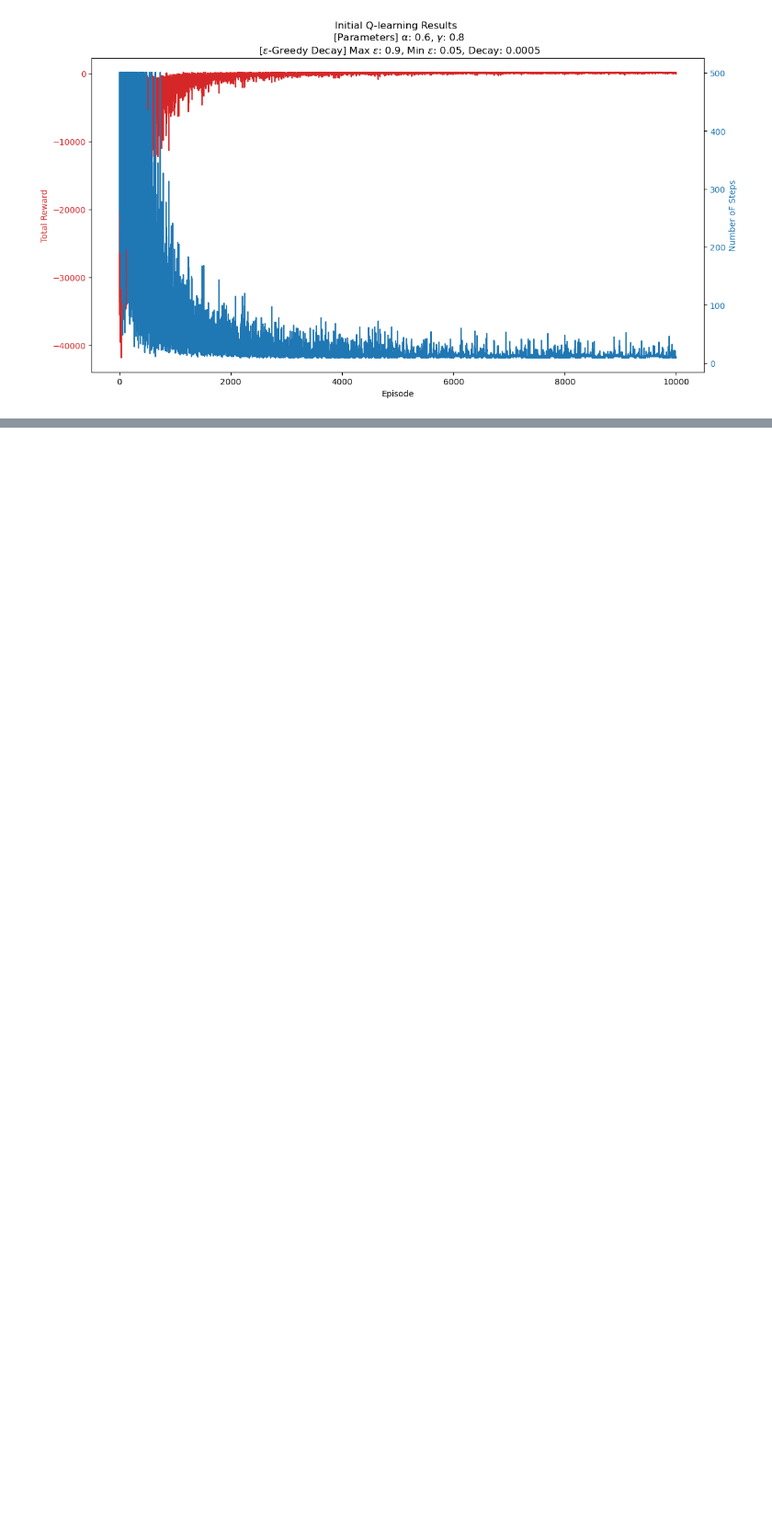
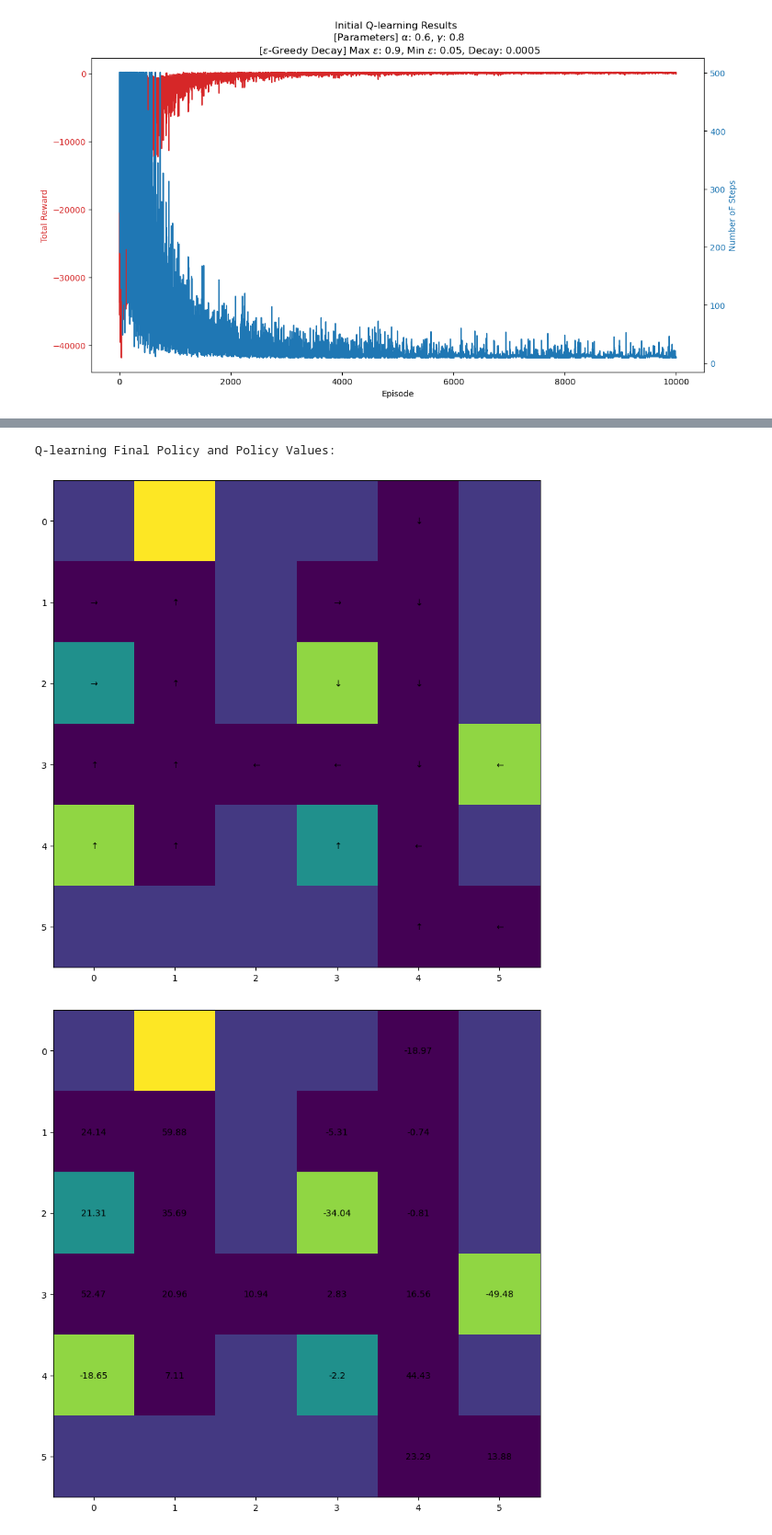
Before and after one commit to yasirbarlas/tabular-deep-reinforcement-learning, a Jupyter notebook: basic-tasks/basic-tasks.ipynb, the cells around one changed output, grey strips where cells are left out. Shown at 92% size. Cells and saved outputs as stored; diff of their text form; code cells hidden in the pictures; blank space fills up the shorter version.

```diff
--- a/basic-tasks/basic-tasks.ipynb
+++ b/basic-tasks/basic-tasks.ipynb
@@ -439,7 +506,7 @@ Transition Matrix:
 class Q_Learner(object):
     """
     Class for the Q-learning algorithm. It requires an environment to run, such as our Gridworld (robot vacuum cleaner) environment.
-    It allows for the epsilon-greedy policy to be used, a standard greedy policy, an agent to be trained on the environment through Q-learning,
+    It allows for the epsilon-greedy policy to be used, a standard greedy policy, the upper confidence bound policy, an agent to be trained on the environment through Q-learning,
     and for the agent to be evaluated after training (running the final trained Q-table on many episodes, and taking the mean and standard deviation
     of the final reward in each episode).
     """
@@ -454,8 +521,10 @@ class Q_Learner(object):
         # Get single random number (could use random.uniform(0, 1))
         random_int = np.random.rand(1)[0]
 
+        # Return the optimal action if random number is greater than or equal to epsilon
         if random_int >= epsilon:
             return optimal_action
+        # Return a random action, not the optimal action, if random number is less than epsilon
         else:
             other_actions = [a for a in actions if a != optimal_action]
             return np.random.choice(other_actions)
@@ -463,6 +532,7 @@ class Q_Learner(object):
     # Simple Greedy Policy
     def get_greedy_policy(self, env, Q_table, policy):
         states = env.get_state_size()
+        # Find the optimal action in each state
         for s in range(states):
             optimal_action = np.argmax(Q_table[s, :])
             policy[s, optimal_action] = 1
@@ -474,22 +544,27 @@ class Q_Learner(object):
         action_size = env.get_action_size()
         actions = [action for action in range(action_size)]
 
+        # Get Upper Confidence Bound
         ucb_values = Q_table[s, :] + const * np.sqrt(np.log(t + 1) / (np.sum(Q_table[s, :] > 0) + 1e-6))
         return np.argmax(ucb_values)
 
     # Train the agent
     def train(self, env, Q_table, total_episodes = 10000, min_epsilon = 0.15, max_epsilon = 0.9, decay_rate = 0.0005, gamma = 0.8, alpha = 0.6, const = 1, policy = "epsilon-greedy"):
+        # Define lists for logging statistics
         episode_rewards = []
         time_stamps = []
         final_values = [np.zeros(env.get_state_size())]
         for episode in range(total_episodes):
-            # Epsilon Decay
+            # Epsilon Decay (if epsilon is used in the policy)
             epsilon = min_epsilon + (max_epsilon - min_epsilon) * np.exp(- decay_rate * episode)
             rewards = 0
             V = final_values[-1].copy()
+            # Reset the environment
             t, s_t, reward_, done_ = env.reset()
 
+            # Repeat until the episode ends or time runs out
             while not done_:
+                # Choose between the Upper Confidence Bound policy or Epsilon-Greedy policy
                 if policy == "ucb":
                     a_t = self.upper_confidence_bound(env, Q_table, s_t, t, const)
                 elif policy == "epsilon-greedy":
@@ -497,16 +572,20 @@ class Q_Learner(object):
 
                 t, s_t_1, r_t_1, done_ = env.step(a_t)
 
+                # Update the Q-matrix using the update rule
                 Q_table[s_t, a_t] += alpha * (r_t_1 + gamma * max(Q_table[s_t_1, :]) - Q_table[s_t, a_t])
                 V[s_t] += alpha * (r_t_1 + gamma * V[s_t_1] - V[s_t])
 
+                # Update reward and new state
                 rewards += r_t_1
                 s_t = s_t_1
 
+            # Append statistics to their relevant lists
             episode_rewards.append(rewards)
             time_stamps.append(t)
             final_values.append(V)
 
+        # Gather the final greedy policy
         final_policy = np.zeros((env.get_state_size(), env.get_action_size()))
         final_policy = self.get_greedy_policy(env, Q_table, final_policy)
 
@@ -514,20 +593,28 @@ class Q_Learner(object):
 
     # Evaluate the agent's optimal policy
     def evaluate(self, env, Q_table, total_episodes):
+        # Define list to log the reward after each episode
         episode_rewards = []
+        # For every episode
         for episode in range(total_episodes):
+            # Reset the environment
             t_, s_t, reward_, done_ = env.reset()
             rewards = 0
 
+            # Repeat until the episode ends or time runs out
             while not done_:
+                # Get optimal action
                 a_t = np.argmax(Q_table[s_t, :])
                 t, s_t_1, r_t_1, done_ = env.step(a_t)
 
+                # Update reward and new state
                 rewards += r_t_1
                 s_t = s_t_1
 
+            # Append reward during the episode to list
             episode_rewards.append(rewards)
 
+        # Take mean and standard deviation of logged rewards
         mean_reward = np.mean(episode_rewards)
         std_reward = np.std(episode_rewards)
 
@@ -768,0 +757,19 @@ plt.show()
+# %%
+%%time
+# Set seed again (if needed)
+np.random.seed(randomer)
+random.seed(randomer)
+
+# Create class object for Q-learning
+experiment_q_learning_1 = Q_Learner()
+# Train an agent on the environment through Q-learning
+final_policy, final_values, total_rewards, time_stamps, Q_table = experiment_q_learning_1.train(env = vacuum_environment, Q_table = Q_table, total_episodes = total_episodes, min_epsilon = min_epsilon, max_epsilon = max_epsilon, decay_rate = decay_rate, gamma = gamma, alpha = alpha, policy = policy)
+
+# Use the Gridworld graphics class to draw the policy and policy values for each state
+print("Q-learning Final Policy and Policy Values:\n")
+vacuum_environment.get_graphics().draw_policy(final_policy)
+vacuum_environment.get_graphics().draw_value(final_values[-1])
+# %% [output]
+Q-learning Final Policy and Policy Values:
+[figure, added]
+[figure, added]
```
Also changed, not shown: parts of 40 cells of this notebook.
